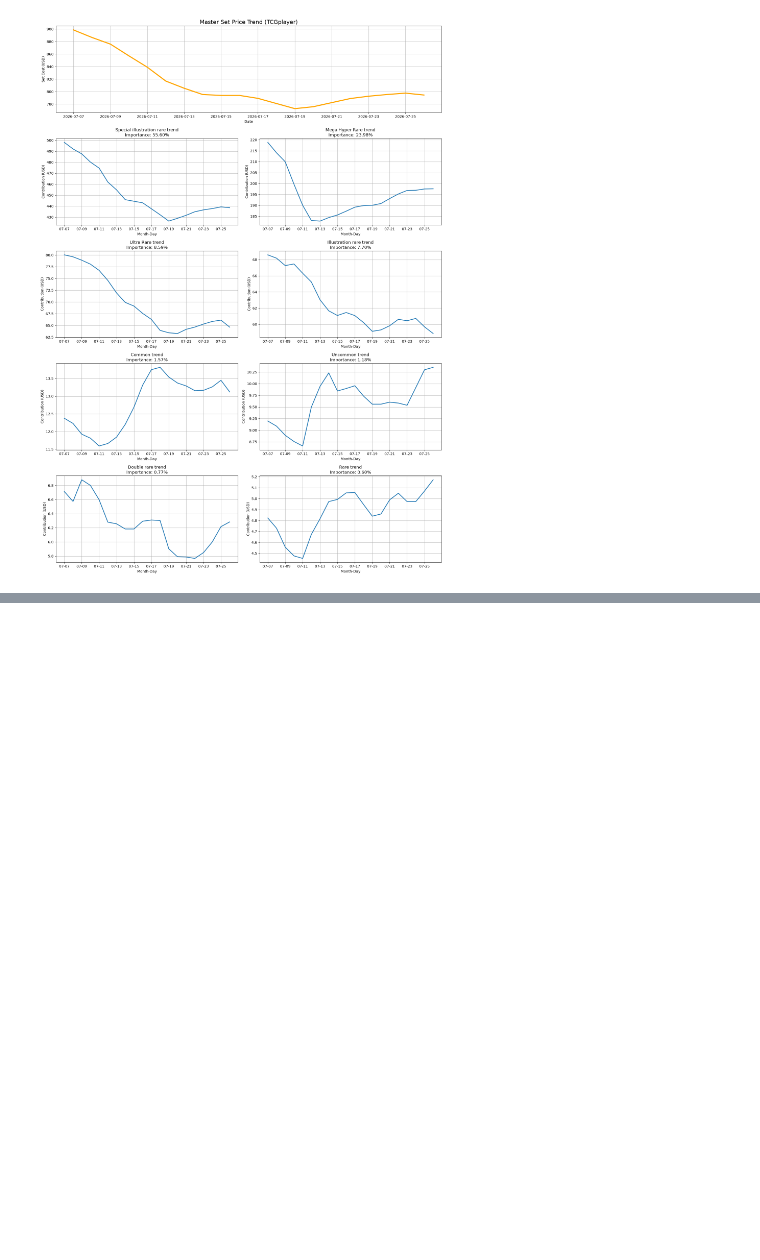
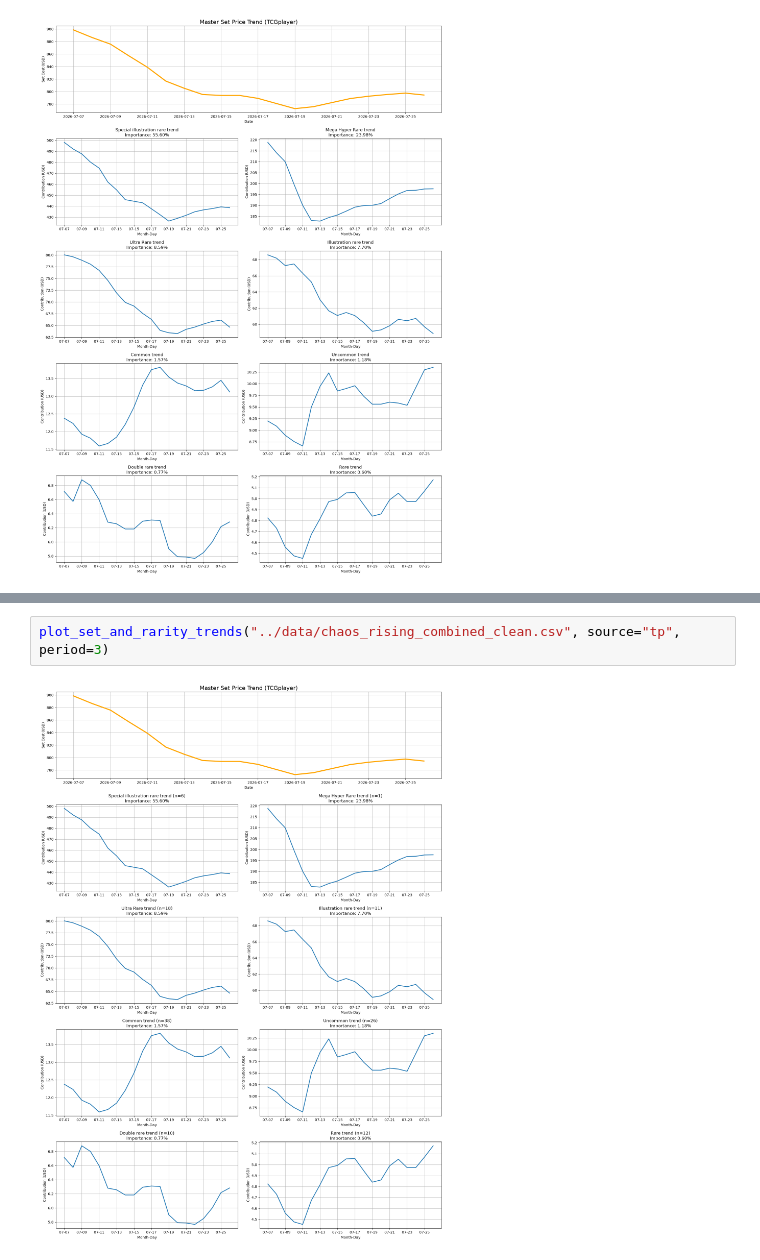
Before and after one commit to Snewski/Pokemon-TCG-Data, a Jupyter notebook: src/analysis.ipynb, the cells around one changed output, grey strips where cells are left out. Saved outputs shown, nothing was run; the diff lists cells and outputs as text; blank space fills up the shorter version.

```diff
--- a/src/analysis.ipynb
+++ b/src/analysis.ipynb
@@ -345,0 +476,4 @@ plot_set_and_rarity_trends("../data/chaos_rising_combined_clean.csv", source="tp
+# %%
+plot_set_and_rarity_trends("../data/chaos_rising_combined_clean.csv", source="tp", period=3)
+# %% [output]
+[figure, added]
```
Also changed, not shown: parts of 1 cell of this notebook.
